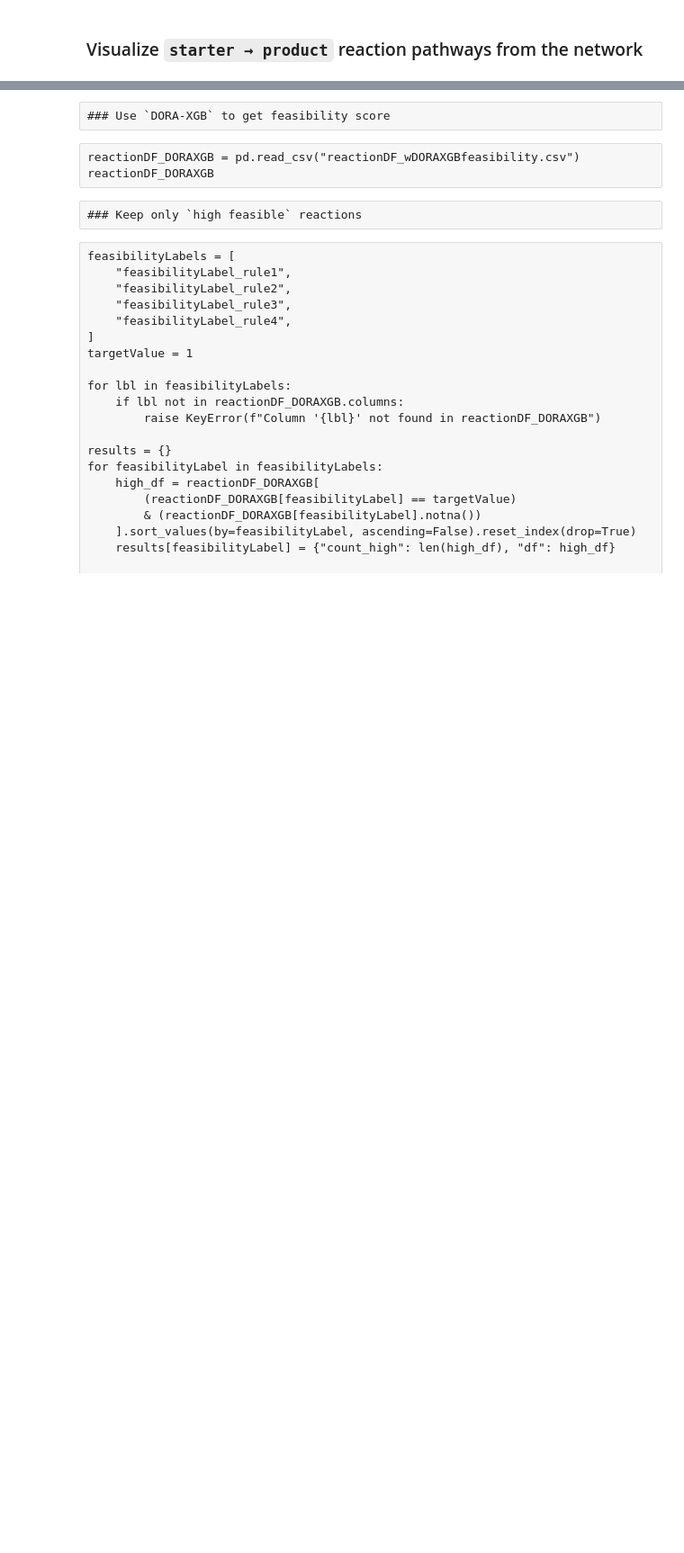
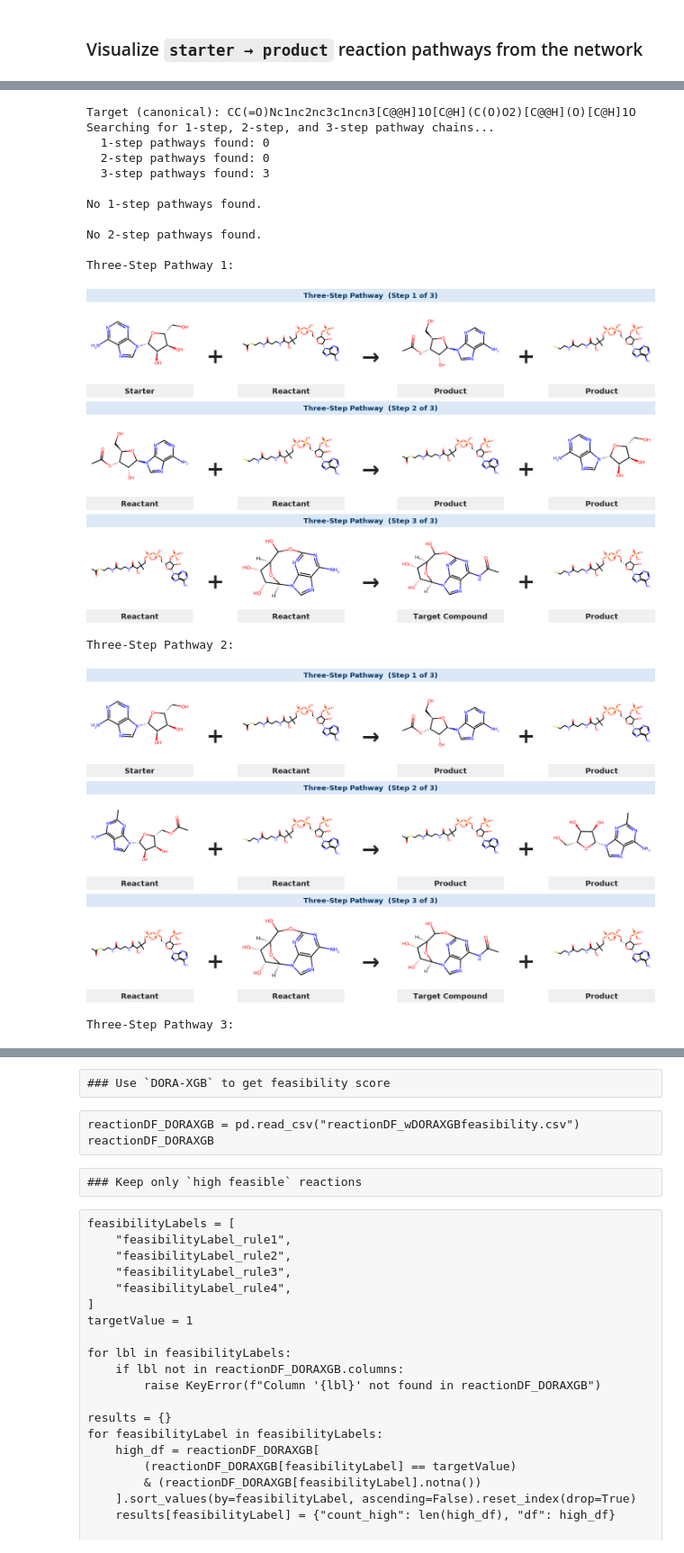
Before and after one commit to soumyadeepghosh35/doranet, a Jupyter notebook: scripts/Adenosine_Pubchem/AdenosineOnly_gen3/generatedMolecules.ipynb, the cells around one changed output, grey strips where cells are left out. Shown at 90% size. Cells and saved outputs as stored; diff of their text form; code cells hidden in the pictures; blank space fills up the shorter version.

```diff
--- a/scripts/Adenosine_Pubchem/AdenosineOnly_gen3/generatedMolecules.ipynb
+++ b/scripts/Adenosine_Pubchem/AdenosineOnly_gen3/generatedMolecules.ipynb
@@ -1188,0 +1227,80 @@ Total pathway figures saved: 6
+# %%
+targetSmiles = 'CC(=O)Nc1nc2nc3c1ncn3[C@@H]1O[C@H](C(O)O2)[C@@H](O)[C@H]1O'
+# %%
+targetSmilesCanon = canonSmiles(targetSmiles)
+
+if targetSmilesCanon is None:
+    raise ValueError(f"Could not parse target SMILES: {targetSmiles}")
+
+# Restrict the "genuine product" set to ONLY this target so that
+# findPathwayChains returns pathways terminating in this compound.
+genuineProductSet = {targetSmilesCanon}
+
+# Sanity check: make sure this target is actually produced somewhere in the network
+producedSomewhere = any(
+    targetSmilesCanon in {
+        canonSmiles(s) for s in splitMoleculeString(row["products"])
+    }
+    for _, row in reactionDF.iterrows()
+)
+if not producedSomewhere:
+    print("WARNING: target compound does not appear as a product in reactionDF. "
+          "No pathways will be found.")
+
+print(f"Target (canonical SMILES): {targetSmilesCanon}")
+
+print("Searching for 1-step, 2-step, and 3-step pathway chains...")
+pathwaysByDepth = findPathwayChains(
+    reactionDF,
+    canonStarterSet,
+    genuineProductSet,
+    canonHelperSet,
+)
+for d, chains in pathwaysByDepth.items():
+    print(f"  {d}-step pathways found: {len(chains)}")
+
+for depth in range(1, 4):
+    chains = pathwaysByDepth[depth]
+    if not chains:
+        print(f"\nNo {depth}-step pathways found.")
+        continue
+
+    for pIdx, chain in enumerate(chains):
+        stepPanels = []
+        totalSteps = len(chain)
+
+        for stepIdx, rxnIdx in enumerate(chain):
+            isLastStep = (stepIdx == totalSteps - 1)
+            stepLabel  = (
+                f"{depthWords[totalSteps]} Pathway  "
+                f"(Step {stepIdx + 1} of {totalSteps})"
+            )
+            panel = renderReactionStep(
+                rxnIdx, reactionDF, canonStarterSet, genuineProductSet,
+                canonHelperSet, isLastStep, stepLabel,
+            )
+            if panel is not None:
+                stepPanels.append(panel)
+
+        pathwayImg = stackStepPanels(stepPanels)
+        if pathwayImg is None:
+            continue
+
+        print(f"\n{depthWords[depth]} Pathway {pIdx + 1}:")
+        display(pathwayImg)
+# %% [output]
+Target (canonical): CC(=O)Nc1nc2nc3c1ncn3[C@@H]1O[C@H](C(O)O2)[C@@H](O)[C@H]1O
+Searching for 1-step, 2-step, and 3-step pathway chains...
+  1-step pathways found: 0
+  2-step pathways found: 0
+  3-step pathways found: 3
+
+No 1-step pathways found.
+
+No 2-step pathways found.
+
+Three-Step Pathway 1:
+[figure, added]
+Three-Step Pathway 2:
+[figure, added]
+Three-Step Pathway 3:
```
Also changed, not shown: parts of 7 cells of this notebook, 32 other files.
